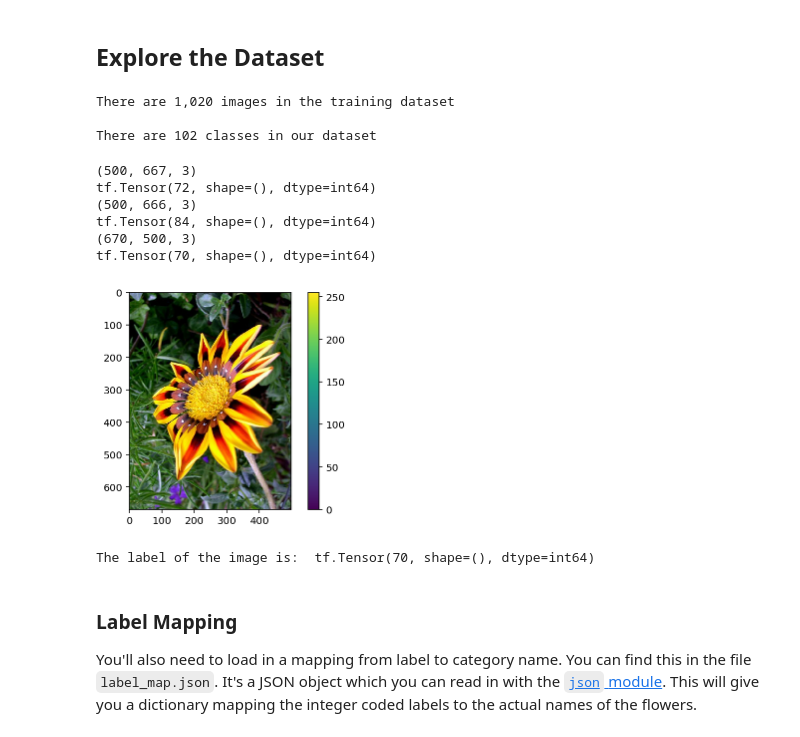
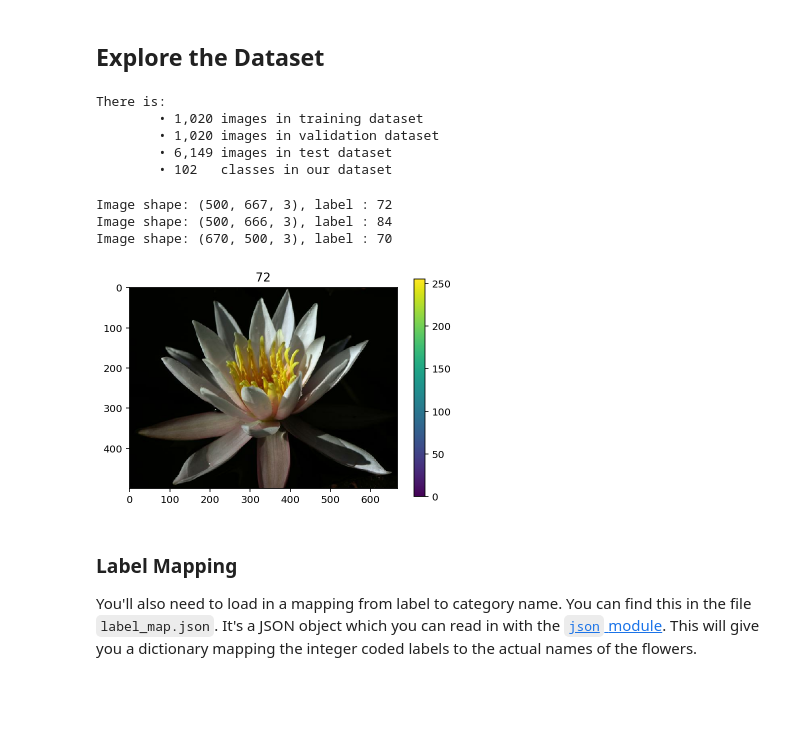
Before and after one commit to wildcard-94/Flower_Classifier, a Jupyter notebook: Image_Classifier_Project.ipynb, the cells around one changed output. Saved outputs shown, nothing was run; the diff lists cells and outputs as text; code cells hidden in the pictures; blank space fills up the shorter version.

```diff
--- a/Image_Classifier_Project.ipynb
+++ b/Image_Classifier_Project.ipynb
@@ -137,42 +132,50 @@ Using:
 ## Explore the Dataset
 # %%
 # TODO: Get the number of examples in each set from the dataset info.
-num_training_examples = ds_info.splits["train"].num_examples
-print("There are {:,} images in the training dataset".format(num_training_examples))
+training_ex = ds_info.splits["train"].num_examples
+test_ex = ds_info.splits['test'].num_examples
+val_ex = ds_info.splits['validation'].num_examples
+print('There is:')
+print("\t\u2022 {:,} images in training dataset".format(training_ex))
+print("\t\u2022 {:,} images in validation dataset".format(val_ex))
+print("\t\u2022 {:,} images in test dataset".format(test_ex))
+
 
 
 # TODO: Get the number of classes in the dataset from the dataset info.
 num_classes = ds_info.features['label'].num_classes
-print("\nThere are {:,} classes in our dataset".format(num_classes))
+print("\t\u2022 {:,}   classes in our dataset".format(num_classes))
 # %% [output]
-There are 1,020 images in the training dataset
-
-There are 102 classes in our dataset
+There is:
+        • 1,020 images in training dataset
+        • 1,020 images in validation dataset
+        • 6,149 images in test dataset
+        • 102   classes in our dataset
 # %%
 # TODO: Print the shape and corresponding label of 3 images in the training set.
+
 for image, label in training_set.take(3):
-    print(image.shape)
-    print(label)
+    print("Image shape: {}, label : {} ".format(image.shape,label))
 # %% [output]
-(500, 667, 3)
-tf.Tensor(72, shape=(), dtype=int64)
-(500, 666, 3)
-tf.Tensor(84, shape=(), dtype=int64)
-(670, 500, 3)
-tf.Tensor(70, shape=(), dtype=int64)
+Image shape: (500, 667, 3), label : 72
+Image shape: (500, 666, 3), label : 84
+Image shape: (670, 500, 3), label : 70
 # %%
 # TODO: Plot 1 image from the training set.
-plt.imshow(image)
-plt.colorbar()
-plt.show()
+for image, label in training_set.take(3):
+    break
+
 
 
 # Set the title of the plot to the corresponding image label.
-
-print("The label of the image is: ", label)
+image = image.numpy()
+plt.imshow(image)
+plt.colorbar()
+label = label.numpy().astype(str)
+plt.title(label)
+plt.show()
 # %% [output]
-[figure, old version]
+[figure, new version]
-The label of the image is:  tf.Tensor(70, shape=(), dtype=int64)
 # %% [markdown]
 ### Label Mapping
 
```
Also changed, not shown: parts of 14 cells of this notebook, 3 other files.
